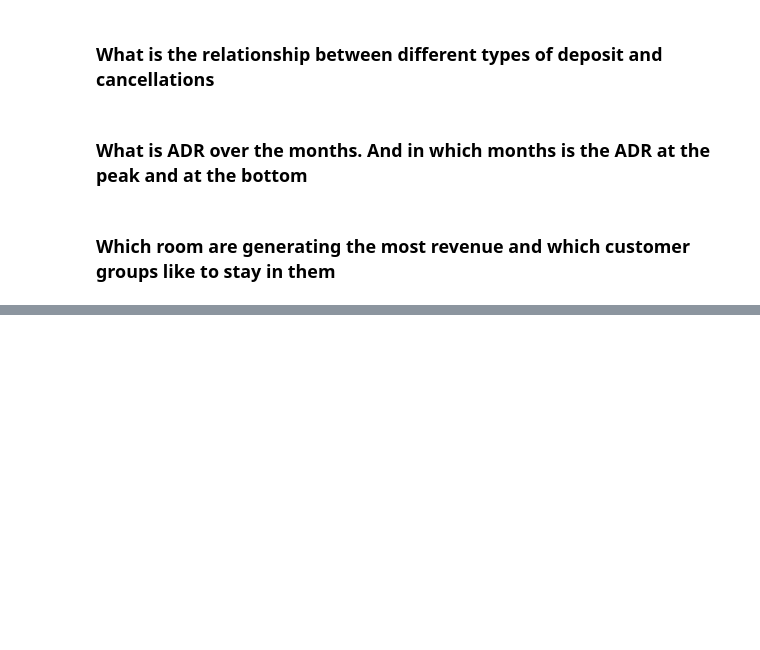
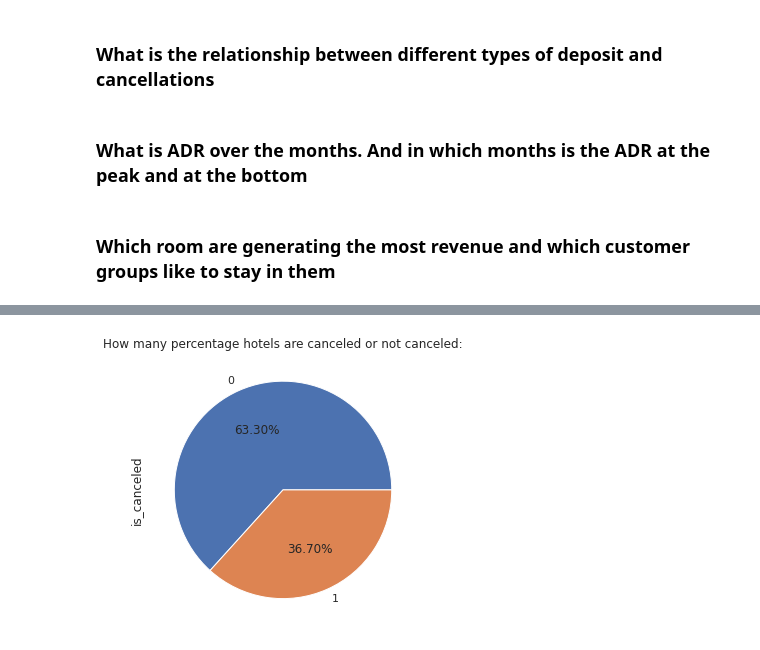
Before and after one commit to Kushan1001/Hotel-booking-data-analysis, a Jupyter notebook: Hotel_Booking_Analysis(Compiled).ipynb, the cells around one changed output, grey strips where cells are left out. Drawn from its saved outputs; the diff is of its cells as text; code cells hidden in the pictures; blank space fills up the shorter version.

```diff
--- a/Hotel_Booking_Analysis(Compiled).ipynb
+++ b/Hotel_Booking_Analysis(Compiled).ipynb
@@ -649,0 +668,7 @@ plt.show()
+# %%
+#Show the percentage of hotel are canceled or not canceled;
+hotel_df["is_canceled"].value_counts().plot(kind="pie",autopct="%1.2f%%",figsize=(10,5))
+plt.title("How many percentage hotels are canceled or not canceled:",fontsize=12)
+plt.show()
+# %% [output]
+[figure, added]
```
Also changed, not shown: parts of 28 cells of this notebook.
